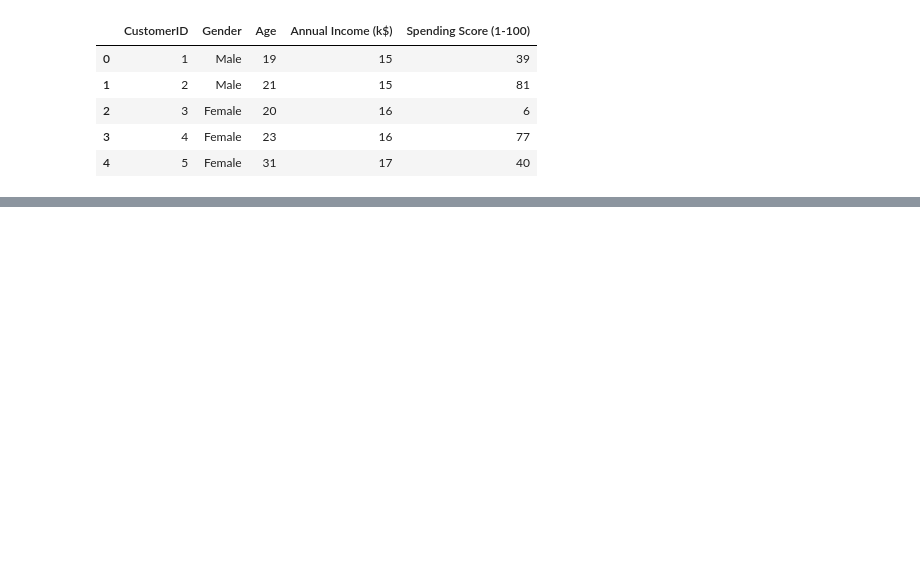
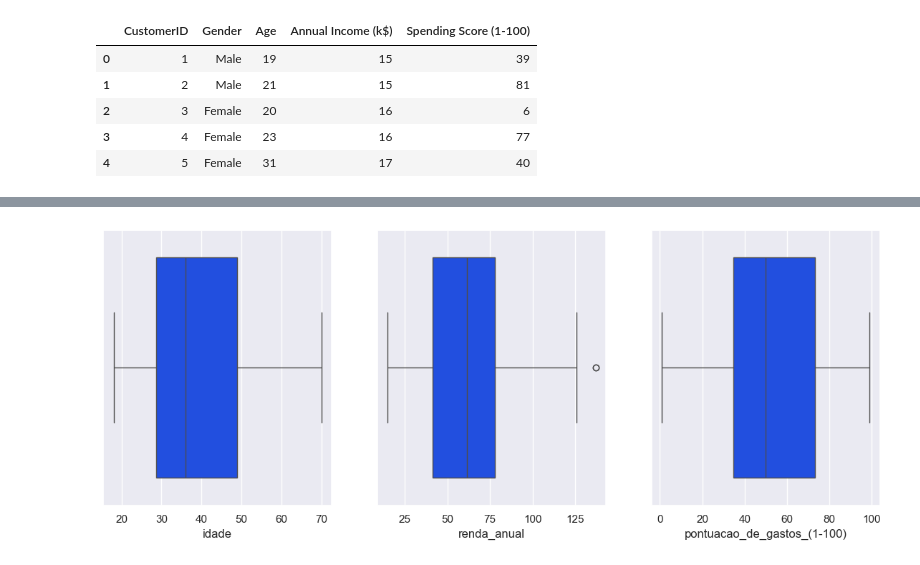
Before and after one commit to Antonio-Manoel/segmentacaoClientes, a Jupyter notebook: notebooks/EDA.ipynb, the cells around one changed output, grey strips where cells are left out. Saved outputs shown, nothing was run; the diff lists cells and outputs as text; code cells hidden in the pictures; blank space fills up the shorter version.

```diff
--- a/notebooks/EDA.ipynb
+++ b/notebooks/EDA.ipynb
@@ -22,0 +58,7 @@ df.head()
+# %%
+df.columns = ['id', 'genero', 'idade', 'renda_anual', 'pontuacao_de_gastos_(1-100)']
+# %%
+df.replace({
+    'Male': 'Masculino',
+    'Female': 'Feminino'
+}, inplace=True)
@@ -22,0 +99,5 @@ df.head()
+# %%
+df_analise = df.copy()
+df_analise = df_analise.drop("id", axis=1)
+
+df_analise.head()
@@ -22,0 +111,9 @@ df.head()
+# %%
+fig, axs = plt.subplots(nrows=1, ncols=3, figsize=(14, 5))
+
+for ax, col in zip(axs, df_analise.select_dtypes("number")):
+    sns.boxplot(data=df_analise, x=col, ax=ax)
+
+plt.show()
+# %% [output]
+[figure, added]
```
Also changed, not shown: parts of 14 cells of this notebook, 3 other files.
